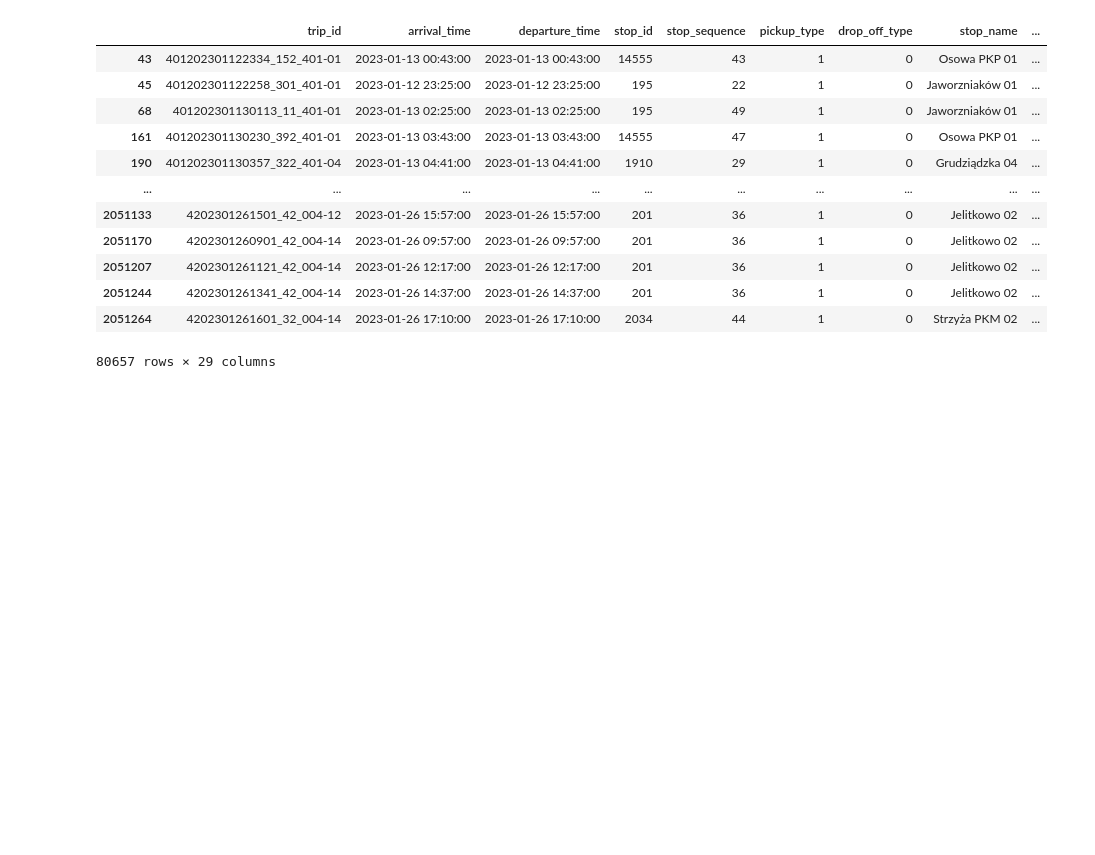
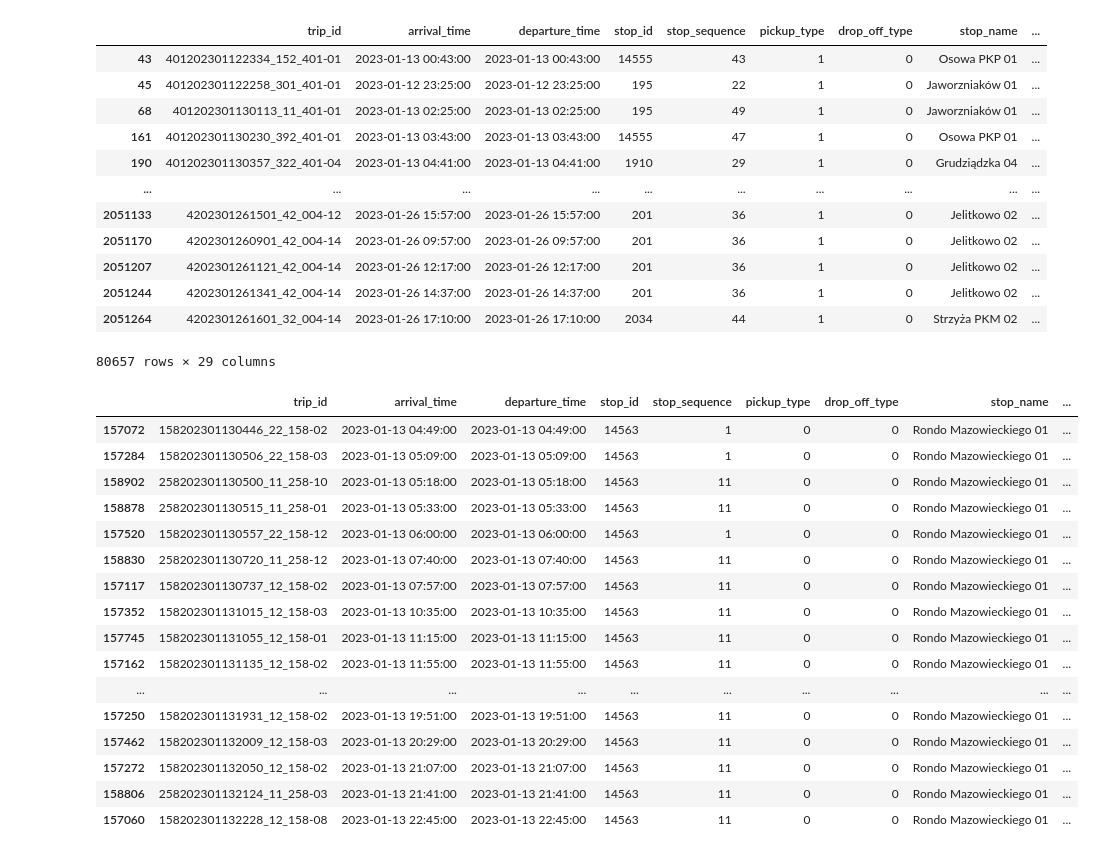
Before and after one commit to Mazurel/PG-Hackaton-2023, a Jupyter notebook: solution/testing.ipynb, the cells around one changed output. Drawn from its saved outputs; the diff is of its cells as text; code cells hidden in the pictures; blank space fills up the shorter version.

Commit message:
Delete from function visited bus stops

```diff
--- a/solution/testing.ipynb
+++ b/solution/testing.ipynb
@@ -48,6 +48,6 @@ def get_all_departures_from_bus_stop(stop_id: int, arrival_time: str):
     time = datetime.strptime(arrival_time, '%Y-%m-%d %H:%M')
     all_deparutres = result[(result["stop_id"]==stop_id) &
        (result['departure_time'] >= time) & (result['departure_time'] <= time + timedelta(hours=24)) &
-       (result['drop_off_type'] == 0) & (result['pickup_type'] == 1)]
+       ~((result['drop_off_type'] == 0) & (result['pickup_type'] == 1))]
     return all_deparutres
 #df.sort_values(by=['col1', 'col2'])
@@ -86,3 +75,26 @@ result[(result['drop_off_type'] == 0) & (result['pickup_type'] == 1)]
 | 2051244 | 4202301261341_42_004-14 | 2023-01-26 14:37:00 | 2023-01-26 14:37:00 | 201 | 36 | 1 | 0 | Jelitkowo 02 | ... |
 | 2051264 | 4202301261601_32_004-14 | 2023-01-26 17:10:00 | 2023-01-26 17:10:00 | 2034 | 44 | 1 | 0 | Strzyża PKM 02 | ... |
 80657 rows × 29 columns
+# %%
+tmp = get_all_departures_from_bus_stop(14563,'2023-01-13 00:45')
+trip_idser = tmp.sort_values(by=['departure_time'])['trip_id'].iloc[:6].reset_index(drop=True)
+
+tmp.sort_values(by=['departure_time'])
+# %% [output]
+|  | trip_id | arrival_time | departure_time | stop_id | stop_sequence | pickup_type | drop_off_type | stop_name | ... |
+| 157072 | 158202301130446_22_158-02 | 2023-01-13 04:49:00 | 2023-01-13 04:49:00 | 14563 | 1 | 0 | 0 | Rondo Mazowieckiego 01 | ... |
+| 157284 | 158202301130506_22_158-03 | 2023-01-13 05:09:00 | 2023-01-13 05:09:00 | 14563 | 1 | 0 | 0 | Rondo Mazowieckiego 01 | ... |
+| 158902 | 258202301130500_11_258-10 | 2023-01-13 05:18:00 | 2023-01-13 05:18:00 | 14563 | 11 | 0 | 0 | Rondo Mazowieckiego 01 | ... |
+| 158878 | 258202301130515_11_258-01 | 2023-01-13 05:33:00 | 2023-01-13 05:33:00 | 14563 | 11 | 0 | 0 | Rondo Mazowieckiego 01 | ... |
+| 157520 | 158202301130557_22_158-12 | 2023-01-13 06:00:00 | 2023-01-13 06:00:00 | 14563 | 1 | 0 | 0 | Rondo Mazowieckiego 01 | ... |
+| 158830 | 258202301130720_11_258-12 | 2023-01-13 07:40:00 | 2023-01-13 07:40:00 | 14563 | 11 | 0 | 0 | Rondo Mazowieckiego 01 | ... |
+| 157117 | 158202301130737_12_158-02 | 2023-01-13 07:57:00 | 2023-01-13 07:57:00 | 14563 | 11 | 0 | 0 | Rondo Mazowieckiego 01 | ... |
+| 157352 | 158202301131015_12_158-03 | 2023-01-13 10:35:00 | 2023-01-13 10:35:00 | 14563 | 11 | 0 | 0 | Rondo Mazowieckiego 01 | ... |
+| 157745 | 158202301131055_12_158-01 | 2023-01-13 11:15:00 | 2023-01-13 11:15:00 | 14563 | 11 | 0 | 0 | Rondo Mazowieckiego 01 | ... |
+| 157162 | 158202301131135_12_158-02 | 2023-01-13 11:55:00 | 2023-01-13 11:55:00 | 14563 | 11 | 0 | 0 | Rondo Mazowieckiego 01 | ... |
+| ... | ... | ... | ... | ... | ... | ... | ... | ... | ... |
+| 157250 | 158202301131931_12_158-02 | 2023-01-13 19:51:00 | 2023-01-13 19:51:00 | 14563 | 11 | 0 | 0 | Rondo Mazowieckiego 01 | ... |
+| 157462 | 158202301132009_12_158-03 | 2023-01-13 20:29:00 | 2023-01-13 20:29:00 | 14563 | 11 | 0 | 0 | Rondo Mazowieckiego 01 | ... |
+| 157272 | 158202301132050_12_158-02 | 2023-01-13 21:07:00 | 2023-01-13 21:07:00 | 14563 | 11 | 0 | 0 | Rondo Mazowieckiego 01 | ... |
+| 158806 | 258202301132124_11_258-03 | 2023-01-13 21:41:00 | 2023-01-13 21:41:00 | 14563 | 11 | 0 | 0 | Rondo Mazowieckiego 01 | ... |
+| 157060 | 158202301132228_12_158-08 | 2023-01-13 22:45:00 | 2023-01-13 22:45:00 | 14563 | 11 | 0 | 0 | Rondo Mazowieckiego 01 | ... |
```
Also changed, not shown: parts of 6 cells of this notebook.
